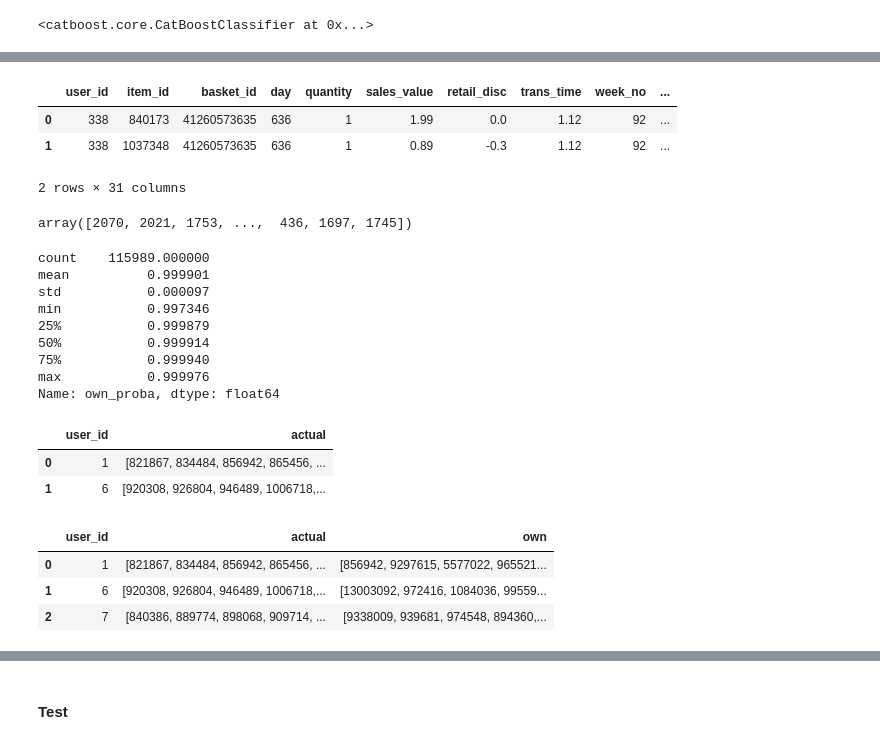
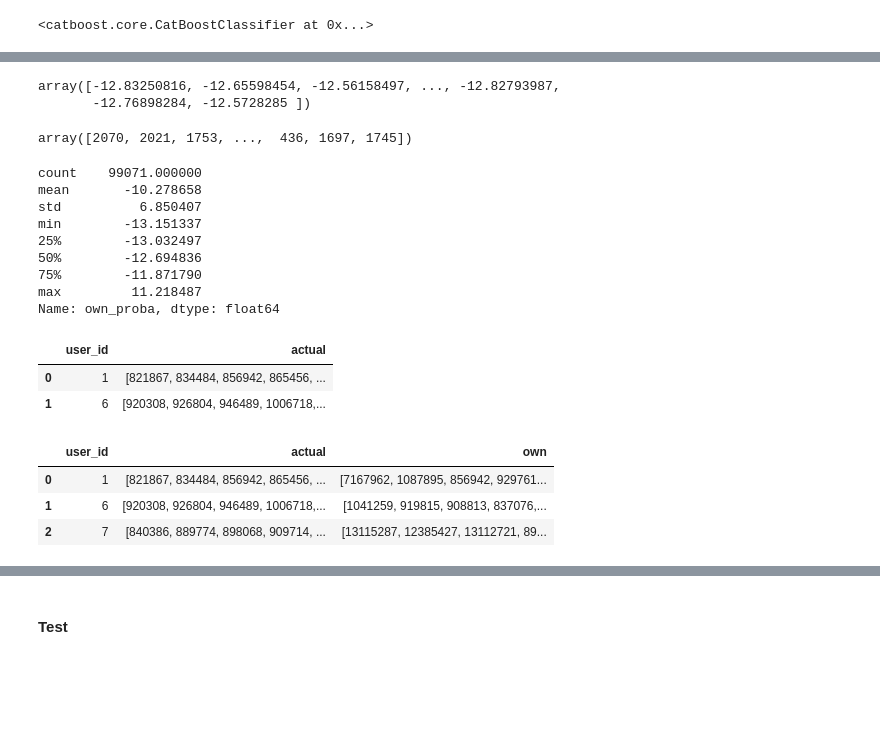
Before and after one commit to mechanic3000/GB_Recommender_systems, a Jupyter notebook: Project.ipynb, the cells around one changed output, grey strips where cells are left out. Cells and saved outputs as stored; diff of their text form; code cells hidden in the pictures; blank space fills up the shorter version.

```diff
--- a/Project.ipynb
+++ b/Project.ipynb
@@ -64,7 +64,7 @@ data_train_lvl_1.head(2)
 # %%
 n_items_before = data_train_lvl_1['item_id'].nunique()
 
-data_train_lvl_1 = prefilter_items(data_train_lvl_1, item_features=item_features, take_n_popular=3000)
+data_train_lvl_1 = prefilter_items(data_train_lvl_1, item_features=item_features, take_n_popular=18000)
 
 n_items_after = data_train_lvl_1['item_id'].nunique()
 print('Decreased # items from {} to {}'.format(n_items_before, n_items_after))
@@ -345,14 +384,9 @@ X_test = X_test.merge(item_features, on='item_id', how='left')
 X_test = X_test.merge(user_features, on='user_id', how='left')
 X_test = gen_new_user_feachs(X_test)
 X_test = gen_new_item_feachs(X_test)
-X_test = X_test[other_feats + cat_feats]
+X_test = X_test[ids + other_feats + cat_feats]
 X_test.fillna(7777777, inplace=True)
 X_test['store_id'] = X_test['store_id'].astype('str')
 X_test[cat_feats] = X_test[cat_feats].astype('category')
-X_test.head(2)
+X_test[other_feats] = scaler.transform(X_test[other_feats])
-# %% [output]
-|  | user_id | item_id | basket_id | day | quantity | sales_value | retail_disc | trans_time | week_no | ... |
-| 0 | 338 | 840173 | 41260573635 | 636 | 1 | 1.99 | 0.0 | 1.12 | 92 | ... |
-| 1 | 338 | 1037348 | 41260573635 | 636 | 1 | 0.89 | -0.3 | 1.12 | 92 | ... |
-2 rows × 31 columns
 # %%
@@ -360,3 +396,8 @@ y_pred_proba = cat_model.predict_proba(X_test)
+# %%
+y_pred_raw
+# %% [output]
+array([-12.83250816, -12.65598454, -12.56158497, ..., -12.82793987,
+       -12.76898284, -12.5728285 ])
 # %%
 train_users_lvl2 = targets_lvl_2['user_id'].unique()
 train_users_lvl2
@@ -367,17 +408,17 @@ def get_xgb_rec(uid, df=data_val_lvl_2):
     return df[df['user_id']==uid].\
                 sort_values('own_proba', ascending=False).head(5).item_id.to_list()
 # %%
-data_val_lvl_2['own_proba'] = y_pred_proba[:,1]
-data_val_lvl_2['own_proba'].describe()
+targets_lvl_2['own_proba'] = y_pred_raw
+targets_lvl_2['own_proba'].describe()
 # %% [output]
-count    115989.000000
-mean          0.999901
-std           0.000097
-min           0.997346
-25%           0.999879
-50%           0.999914
-75%           0.999940
-max           0.999976
+count    99071.000000
+mean       -10.278658
+std          6.850407
+min        -13.151337
+25%        -13.032497
+50%        -12.694836
+75%        -11.871790
+max         11.218487
 Name: own_proba, dtype: float64
 # %%
 result_lvl_2 = data_val_lvl_2.groupby('user_id')['item_id'].unique().reset_index()
@@ -392,13 +433,13 @@ train_users_2 = users_lvl_2['user_id'].unique()
 result_lvl_2 = result_lvl_2[result_lvl_2['user_id'].isin(train_users_2)]
 # %%
 result_lvl_2['own'] = result_lvl_2['user_id'].apply(lambda x:
-                                                          recommender.get_own_recommendations(x, N=100))
+                                                          recommender.get_own_recommendations(x, N=50))
 result_lvl_2.head(3)
 # %% [output]
 |  | user_id | actual | own |
-| 0 | 1 | [821867, 834484, 856942, 865456, ... | [856942, 9297615, 5577022, 965521... |
-| 1 | 6 | [920308, 926804, 946489, 1006718,... | [13003092, 972416, 1084036, 99559... |
-| 2 | 7 | [840386, 889774, 898068, 909714, ... | [9338009, 939681, 974548, 894360,... |
+| 0 | 1 | [821867, 834484, 856942, 865456, ... | [7167962, 1087895, 856942, 929761... |
+| 1 | 6 | [920308, 926804, 946489, 1006718,... | [1041259, 919815, 908813, 837076,... |
+| 2 | 7 | [840386, 889774, 898068, 909714, ... | [13115287, 12385427, 13112721, 89... |
 # %%
 result_lvl_2['xgb_candidates'] = result_lvl_2['user_id'].apply(lambda x:
                                                           get_xgb_rec(x))
```
Also changed, not shown: parts of 31 cells of this notebook.
